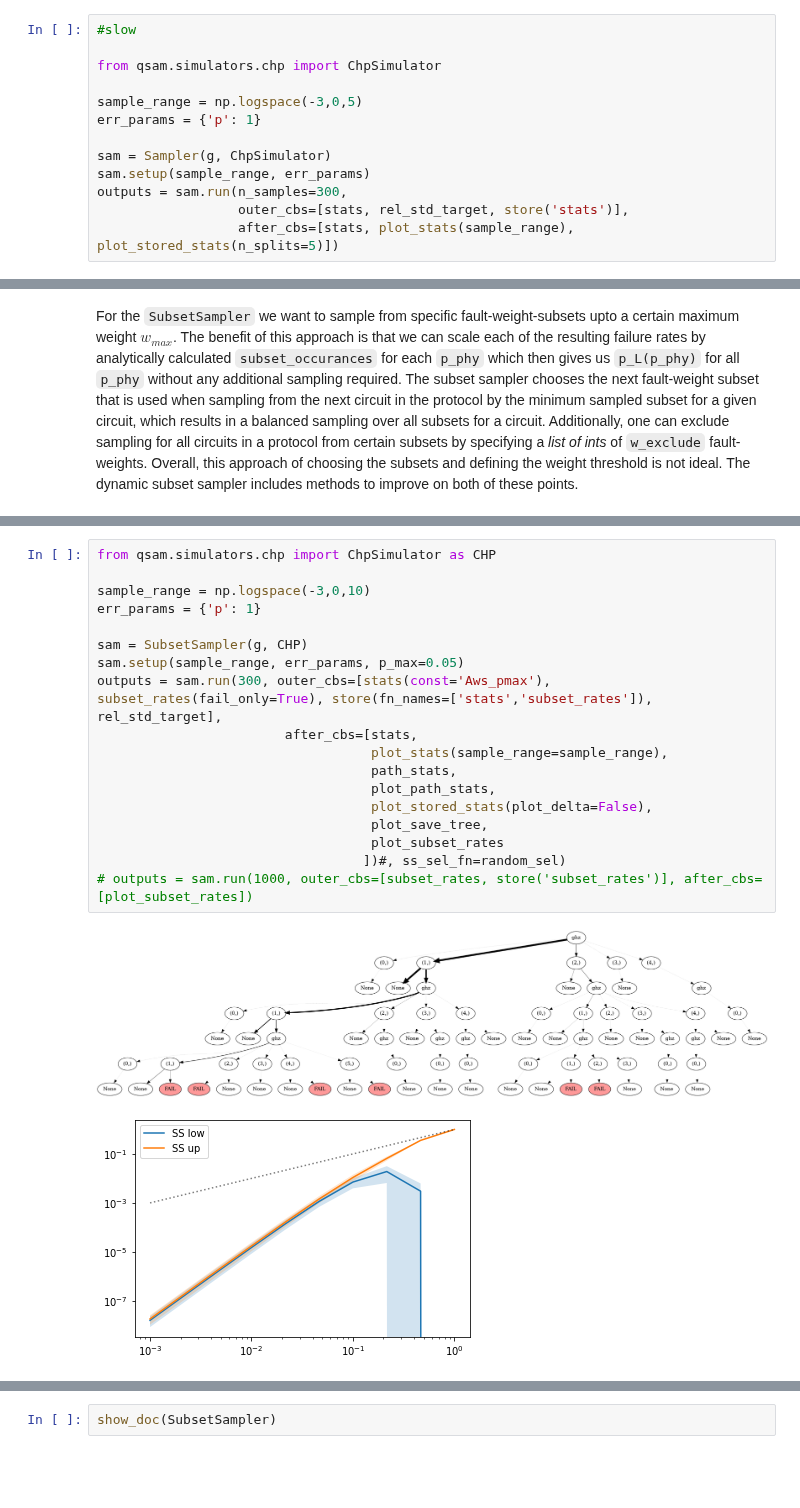
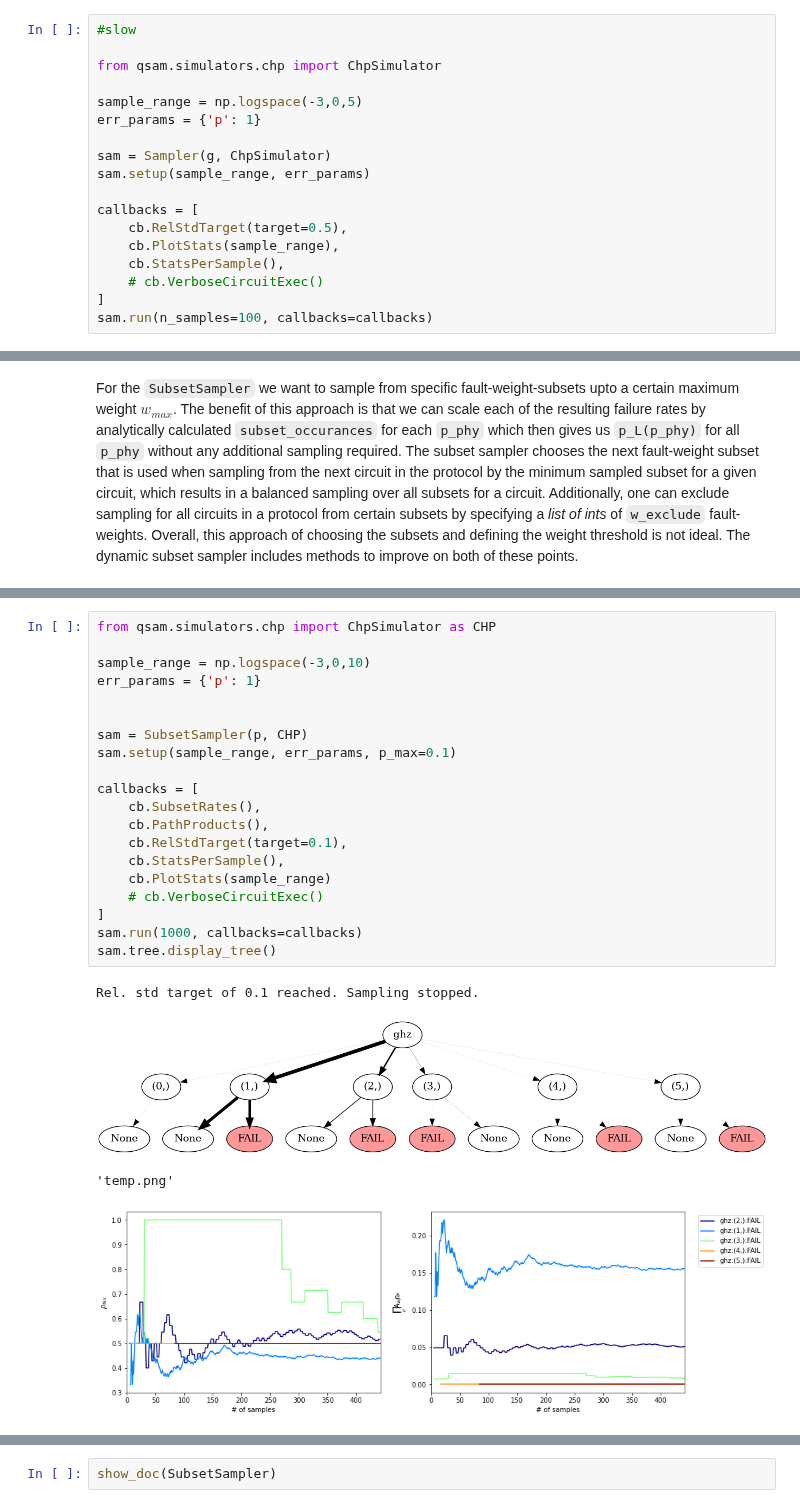
Before and after one commit to dpwinter/qsample, a Jupyter notebook: 05b_samplers.protocol_samplers.ipynb, the cells around one changed output, grey strips where cells are left out. Cells and saved outputs as stored; diff of their text form; blank space fills up the shorter version.

```diff
--- a/05b_samplers.protocol_samplers.ipynb
+++ b/05b_samplers.protocol_samplers.ipynb
@@ -131,7 +156,12 @@ err_params = {'p': 1}
 
 sam = Sampler(g, ChpSimulator)
 sam.setup(sample_range, err_params)
-outputs = sam.run(n_samples=300,
-                  outer_cbs=[stats, rel_std_target, store('stats')],
-                  after_cbs=[stats, plot_stats(sample_range), plot_stored_stats(n_splits=5)])
+
+callbacks = [
+    cb.RelStdTarget(target=0.5),
+    cb.PlotStats(sample_range),
+    cb.StatsPerSample(),
+    # cb.VerboseCircuitExec()
+]
+sam.run(n_samples=100, callbacks=callbacks)
 # %% [output]
@@ -229,21 +266,25 @@ class SubsetSampler:
 # %%
 from qsam.simulators.chp import ChpSimulator as CHP
 
 sample_range = np.logspace(-3,0,10)
 err_params = {'p': 1}
 
-sam = SubsetSampler(g, CHP)
-sam.setup(sample_range, err_params, p_max=0.05)
-outputs = sam.run(300, outer_cbs=[stats(const='Aws_pmax'), subset_rates(fail_only=True), store(fn_names=['stats','subset_rates']), rel_std_target],
-                        after_cbs=[stats,
-                                   plot_stats(sample_range=sample_range),
-                                   path_stats,
-                                   plot_path_stats,
-                                   plot_stored_stats(plot_delta=False),
-                                   plot_save_tree,
-                                   plot_subset_rates
-                                  ])#, ss_sel_fn=random_sel)
-# outputs = sam.run(1000, outer_cbs=[subset_rates, store('subset_rates')], after_cbs=[plot_subset_rates])
+
+sam = SubsetSampler(p, CHP)
+sam.setup(sample_range, err_params, p_max=0.1)
+
+callbacks = [
+    cb.SubsetRates(),
+    cb.PathProducts(),
+    cb.RelStdTarget(target=0.1),
+    cb.StatsPerSample(),
+    cb.PlotStats(sample_range)
+    # cb.VerboseCircuitExec()
+]
+sam.run(1000, callbacks=callbacks)
+sam.tree.display_tree()
 # %% [output]
+Rel. std target of 0.1 reached. Sampling stopped.
-[figure, old version]
+[figure, new version]
+'temp.png'
-[figure, old version]
+[figure, new version]
```
Also changed, not shown: parts of 6 cells of this notebook, 18 other files.
